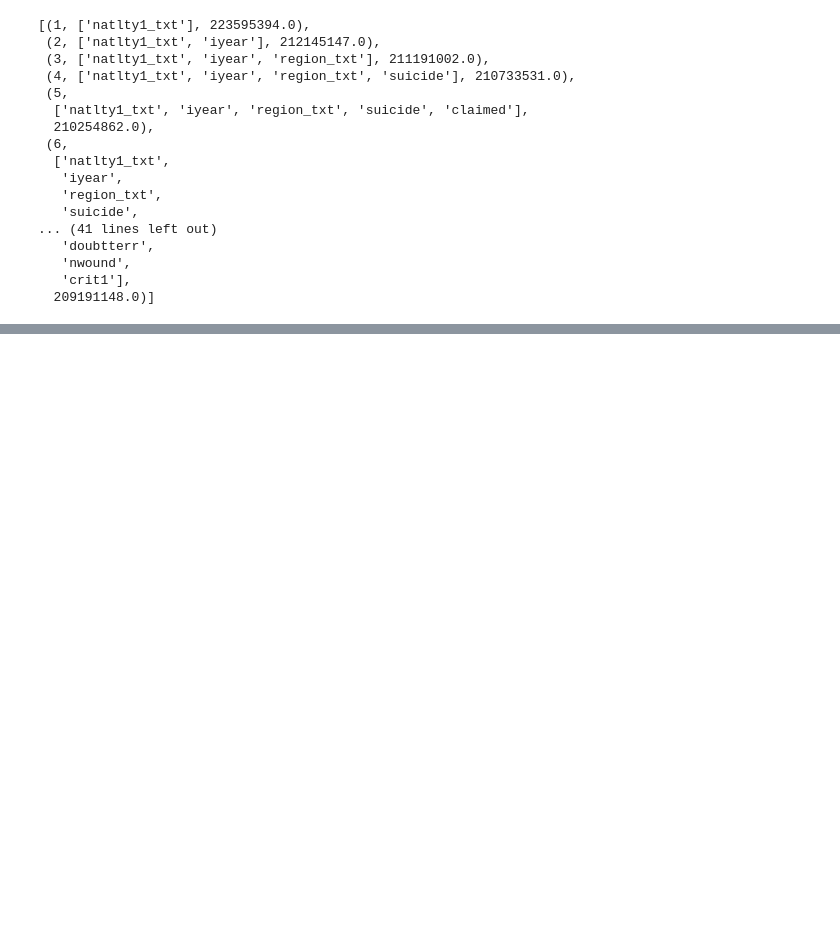
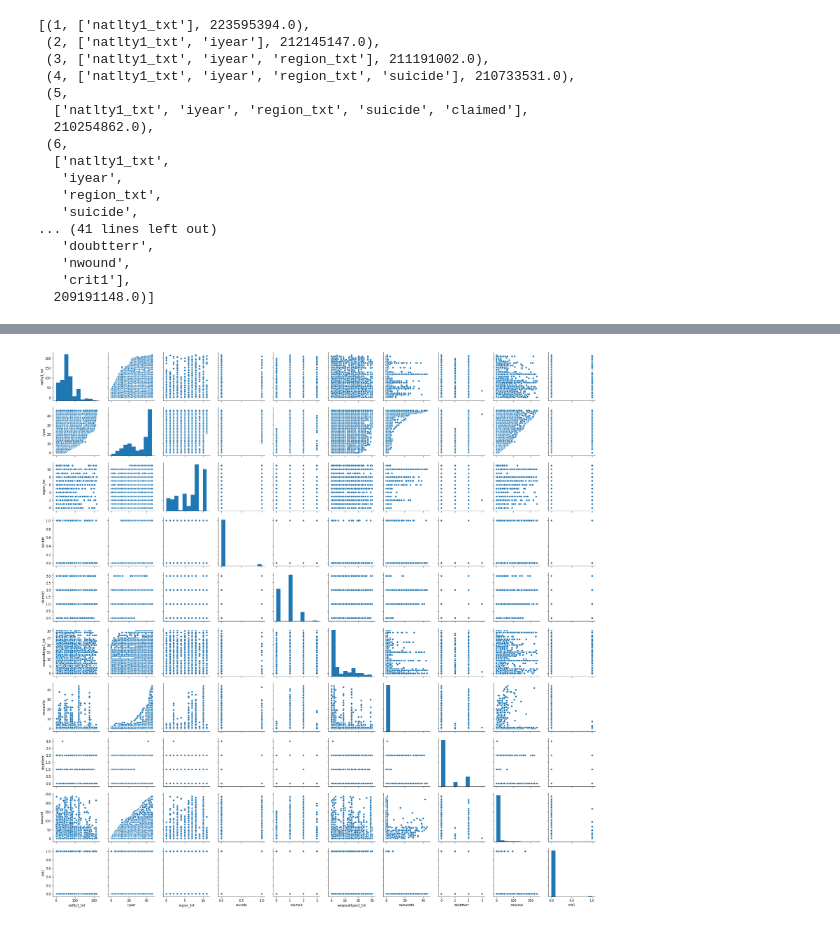
Before and after one commit to aghapygad336/MENA, a Jupyter notebook: MENA.ipynb, the cells around one changed output, grey strips where cells are left out. Cells and saved outputs as stored; diff of their text form; code cells hidden in the pictures; blank space fills up the shorter version.

```diff
--- a/MENA.ipynb
+++ b/MENA.ipynb
@@ -113,0 +147,15 @@ Number of features | Features | RSS
+# %%
+import seaborn as sns
+
+sns.pairplot(X[['natlty1_txt',
+   'iyear',
+   'region_txt',
+   'suicide',
+   'claimed',
+   'weapsubtype1_txt',
+   'nwoundte',
+   'doubtterr',
+   'nwound',
+   'crit1']]);
+# %% [output]
+[figure, added]
```
Also changed, not shown: parts of 5 cells of this notebook.
